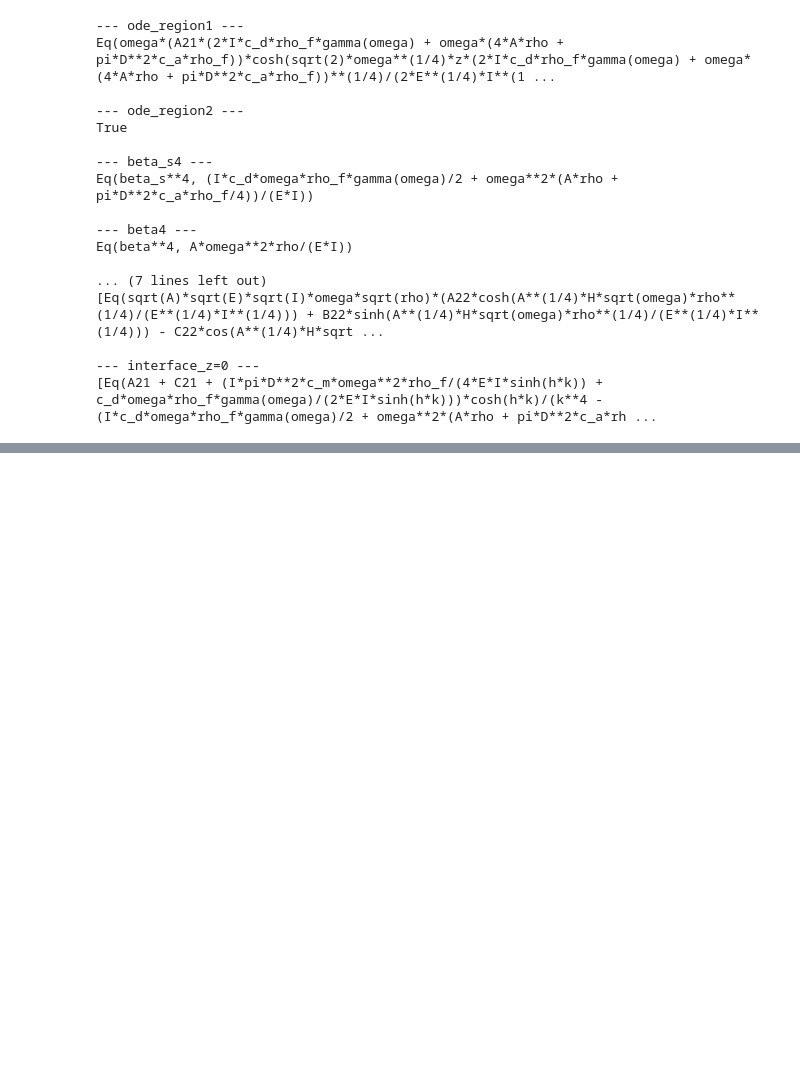
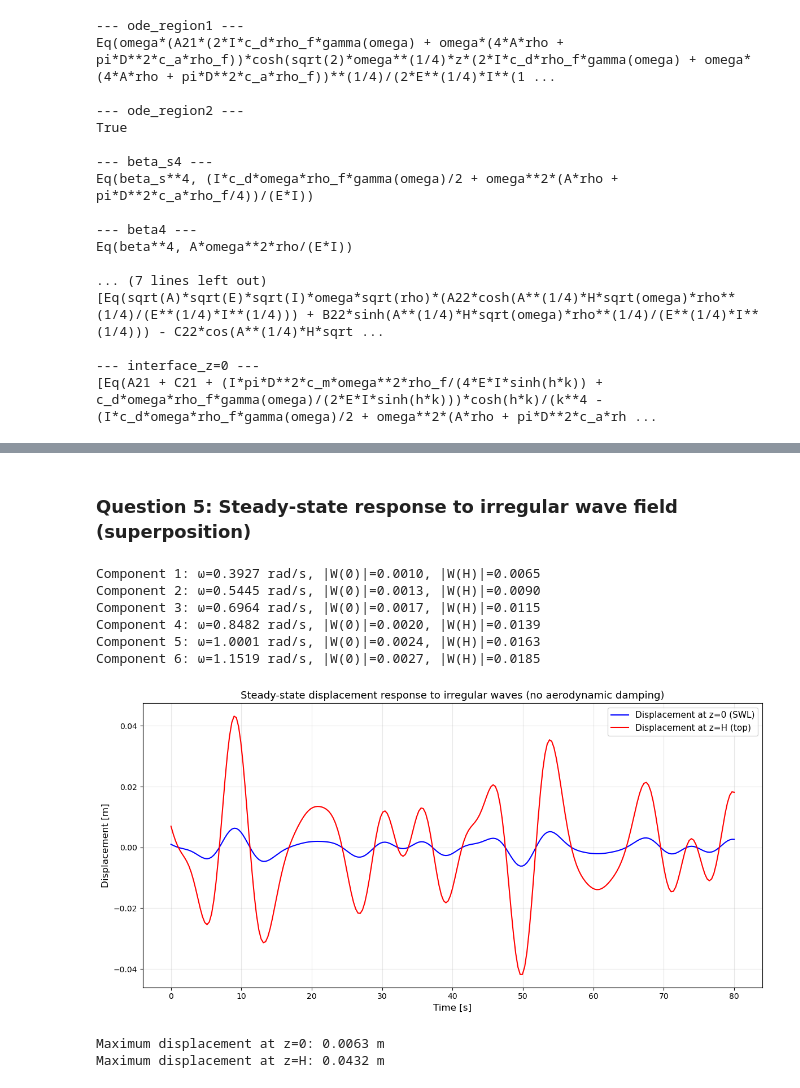
Before and after one commit to JulianEngel1999/FSI_Assignment_2, a Jupyter notebook: Free_Vibration.ipynb, the cells around one changed output, grey strips where cells are left out. Cells and saved outputs as stored; diff of their text form; code cells hidden in the pictures; blank space fills up the shorter version.

Commit message:
update steady state

```diff
--- a/Free_Vibration.ipynb
+++ b/Free_Vibration.ipynb
@@ -540,0 +527,4 @@ Amplitude z=H: 0.008670830656341433
+# %%
+Tp = 12
+omega_force = 2 * np.pi / Tp
+W21_fun, W22_fun, K_forcing  = solve_component_W21_W22(omega_force, Cd_num=1.0, gamma_num=1.0, c_aero=0.0)
@@ -540,0 +558,6 @@ Amplitude z=H: 0.008670830656341433
+# %% [markdown]
+### Question 5: Steady-state response to irregular wave field (superposition)
+# %%
+Hs = 6.0        # Significant wave height [m]
+Tp = 12.0       # Peak period [s]
+fp = 1/Tp
@@ -540,0 +602,56 @@ Amplitude z=H: 0.008670830656341433
+# %%
+# Bereken responses voor alle frequenties
+W21_functions = []
+W22_functions = []
+k_forces = []
+
+for omega_f in omegas:
+    W21_fun, W22_fun, K_forcing = solve_component_W21_W22(omega_f, Cd_num=1.0, gamma_num=1.0, c_aero=0.0)
+    W21_functions.append(W21_fun)
+    W22_functions.append(W22_fun)
+    k_forces.append(K_forcing)
+
+# Bereken totale response door superpositie
+# Voor elke component: w(z,t) = Real[ W(z) * A * exp(i*omega*t + i*phi) ]
+w0_total = np.zeros_like(t)
+wH_total = np.zeros_like(t)
+
+for i, (omega_i, amp, phi_i, W21_fun, W22_fun) in enumerate(zip(omegas, amplitudes, phases, W21_functions, W22_functions)):
+    # Complex amplitude bij z=0 en z=H
+    W0_i = W22_fun(0.0)  # = W21_fun(0.0) door continuiteit
+    WH_i = W22_fun(H_num)
+
+    # Tijd-signaal voor deze component
+    w0_i = np.real(W0_i * amp * np.exp(1j * (omega_i * t + phi_i)))
+    wH_i = np.real(WH_i * amp * np.exp(1j * (omega_i * t + phi_i)))
+
+    # Superpositie
+    w0_total += w0_i
+    wH_total += wH_i
+
+    print(f"Component {i+1}: ω={omega_i:.4f} rad/s, |W(0)|={np.abs(W0_i):.4f}, |W(H)|={np.abs(WH_i):.4f}")
+
+# Plot de totale response
+plt.figure(figsize=(12, 6))
+plt.plot(t, w0_total, 'b-', linewidth=1.5, label='Displacement at z=0 (SWL)')
+plt.plot(t, wH_total, 'r-', linewidth=1.5, label='Displacement at z=H (top)')
+plt.xlabel('Time [s]', fontsize=12)
+plt.ylabel('Displacement [m]', fontsize=12)
+plt.title('Steady-state displacement response to irregular waves (no aerodynamic damping)', fontsize=13)
+plt.legend(fontsize=11)
+plt.grid(True, alpha=0.3)
+plt.tight_layout()
+plt.show()
+
+print(f"\nMaximum displacement at z=0: {np.max(np.abs(w0_total)):.4f} m")
+print(f"Maximum displacement at z=H: {np.max(np.abs(wH_total)):.4f} m")
+# %% [output]
+Component 1: ω=0.3927 rad/s, |W(0)|=0.0010, |W(H)|=0.0065
+Component 2: ω=0.5445 rad/s, |W(0)|=0.0013, |W(H)|=0.0090
+Component 3: ω=0.6964 rad/s, |W(0)|=0.0017, |W(H)|=0.0115
+Component 4: ω=0.8482 rad/s, |W(0)|=0.0020, |W(H)|=0.0139
+Component 5: ω=1.0001 rad/s, |W(0)|=0.0024, |W(H)|=0.0163
+Component 6: ω=1.1519 rad/s, |W(0)|=0.0027, |W(H)|=0.0185
+[figure, added]
+Maximum displacement at z=0: 0.0063 m
+Maximum displacement at z=H: 0.0432 m
```
Also changed, not shown: parts of 7 cells of this notebook, 3 other files.
